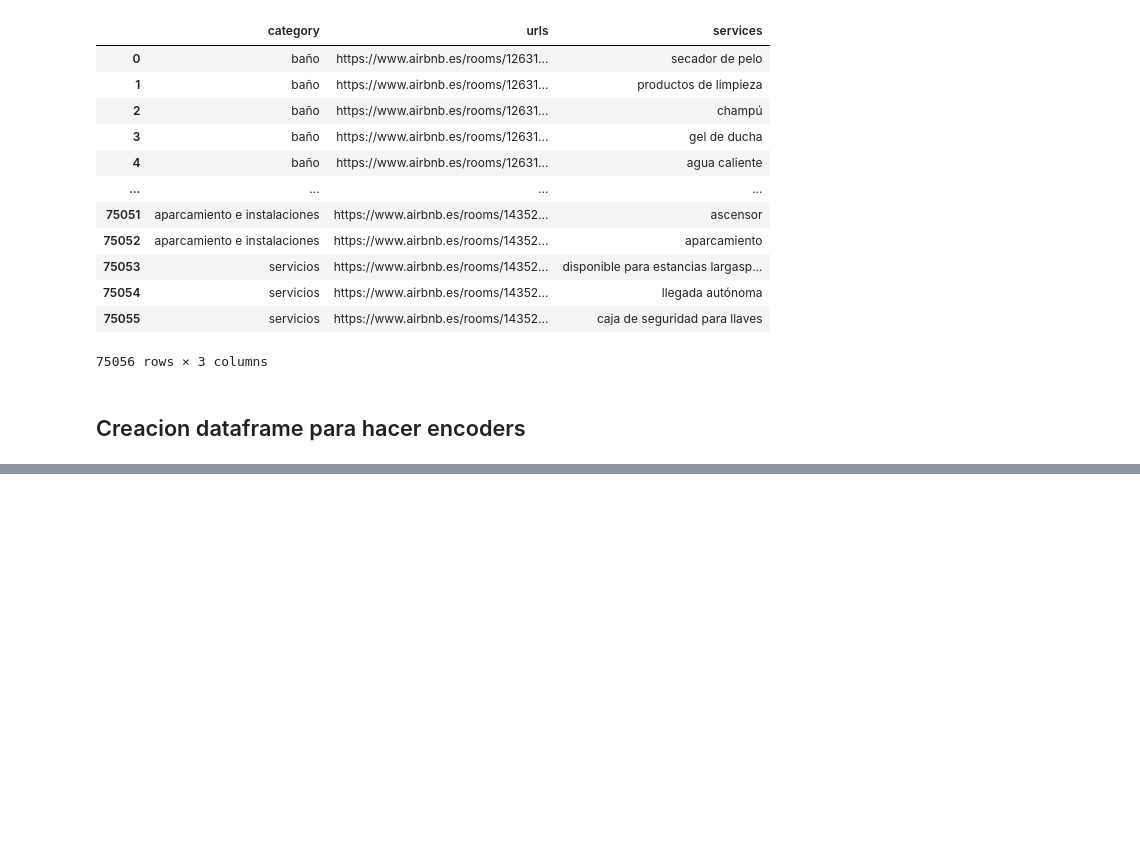
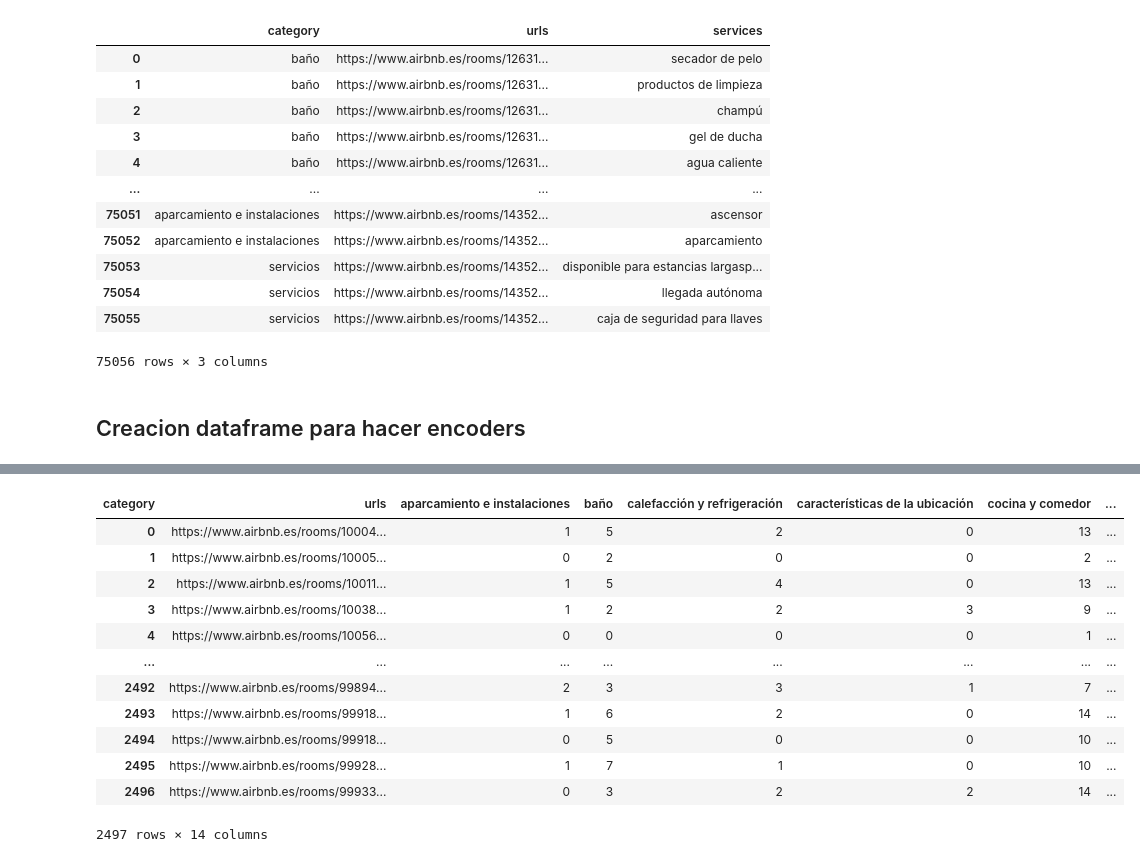
Before and after one commit to DiogoBernardoPT/Proyecto-Final-Bootcamp---Dream-Team, a Jupyter notebook: ETL - Fase 2 - Limpieza.ipynb, the cells around one changed output, grey strips where cells are left out. Drawn from its saved outputs; the diff is of its cells as text; code cells hidden in the pictures; blank space fills up the shorter version.

```diff
--- a/ETL - Fase 2 - Limpieza.ipynb
+++ b/ETL - Fase 2 - Limpieza.ipynb
@@ -728,2 +749,18 @@ df4 = df_services_merged.groupby(by = ["urls", "category"], as_index = False).ag
+# %%
+df_servicios_pivot
+# %% [output]
+| category | urls | aparcamiento e instalaciones | baño | calefacción y refrigeración | características de la ubicación | cocina y comedor | ... |
+| 0 | https://www.airbnb.es/rooms/10004... | 1 | 5 | 2 | 0 | 13 | ... |
+| 1 | https://www.airbnb.es/rooms/10005... | 0 | 2 | 0 | 0 | 2 | ... |
+| 2 | https://www.airbnb.es/rooms/10011... | 1 | 5 | 4 | 0 | 13 | ... |
+| 3 | https://www.airbnb.es/rooms/10038... | 1 | 2 | 2 | 3 | 9 | ... |
+| 4 | https://www.airbnb.es/rooms/10056... | 0 | 0 | 0 | 0 | 1 | ... |
+| ... | ... | ... | ... | ... | ... | ... | ... |
+| 2492 | https://www.airbnb.es/rooms/99894... | 2 | 3 | 3 | 1 | 7 | ... |
+| 2493 | https://www.airbnb.es/rooms/99918... | 1 | 6 | 2 | 0 | 14 | ... |
+| 2494 | https://www.airbnb.es/rooms/99918... | 0 | 5 | 0 | 0 | 10 | ... |
+| 2495 | https://www.airbnb.es/rooms/99928... | 1 | 7 | 1 | 0 | 10 | ... |
+| 2496 | https://www.airbnb.es/rooms/99933... | 0 | 3 | 2 | 2 | 14 | ... |
+2497 rows × 14 columns
 # %%
 # Hacemos merge del df de la habitacion con el de servicios
```
Also changed, not shown: parts of 16 cells of this notebook, 1 other file.
